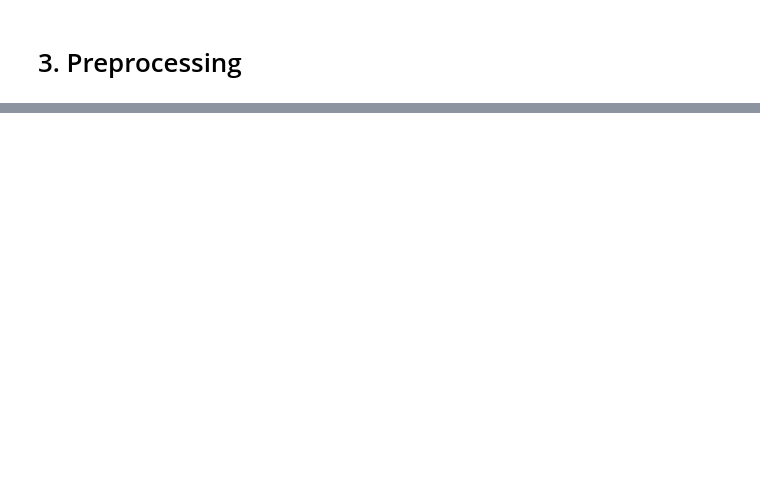
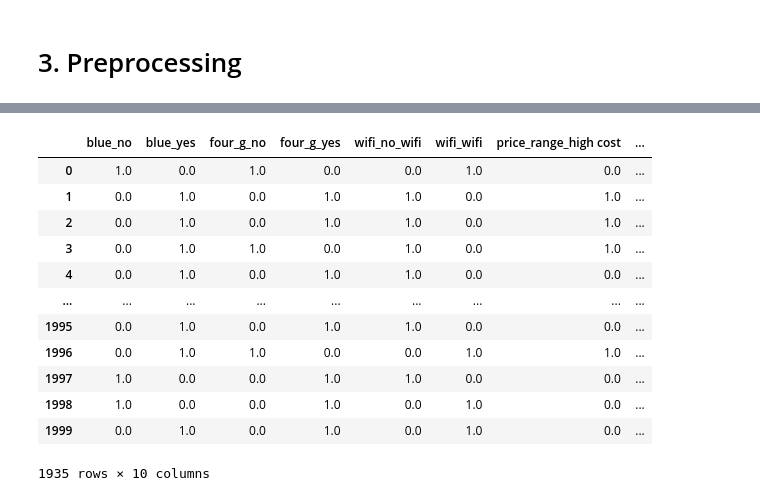
Before and after one commit to xDDreki/projekt_ML, a Jupyter notebook: sieci.ipynb, the cells around one changed output, grey strips where cells are left out. Drawn from its saved outputs; the diff is of its cells as text; code cells hidden in the pictures; blank space fills up the shorter version.

```diff
--- a/sieci.ipynb
+++ b/sieci.ipynb
@@ -130,0 +126,20 @@ df_numeric
+# %%
+from sklearn.preprocessing import OneHotEncoder
+
+oh = OneHotEncoder(sparse_output=False, handle_unknown='ignore')
+df_categorical_encoded = oh.fit_transform(df_categorical_imputed)
+df_categorical_encoded
+# %% [output]
+|  | blue_no | blue_yes | four_g_no | four_g_yes | wifi_no_wifi | wifi_wifi | price_range_high cost | ... |
+| 0 | 1.0 | 0.0 | 1.0 | 0.0 | 0.0 | 1.0 | 0.0 | ... |
+| 1 | 0.0 | 1.0 | 0.0 | 1.0 | 1.0 | 0.0 | 1.0 | ... |
+| 2 | 0.0 | 1.0 | 0.0 | 1.0 | 1.0 | 0.0 | 1.0 | ... |
+| 3 | 0.0 | 1.0 | 1.0 | 0.0 | 1.0 | 0.0 | 1.0 | ... |
+| 4 | 0.0 | 1.0 | 0.0 | 1.0 | 1.0 | 0.0 | 0.0 | ... |
+| ... | ... | ... | ... | ... | ... | ... | ... | ... |
+| 1995 | 0.0 | 1.0 | 0.0 | 1.0 | 1.0 | 0.0 | 0.0 | ... |
+| 1996 | 0.0 | 1.0 | 1.0 | 0.0 | 0.0 | 1.0 | 1.0 | ... |
+| 1997 | 1.0 | 0.0 | 0.0 | 1.0 | 1.0 | 0.0 | 0.0 | ... |
+| 1998 | 1.0 | 0.0 | 0.0 | 1.0 | 0.0 | 1.0 | 0.0 | ... |
+| 1999 | 0.0 | 1.0 | 0.0 | 1.0 | 0.0 | 1.0 | 0.0 | ... |
+1935 rows × 10 columns
```
Also changed, not shown: parts of 37 cells of this notebook, 1 other file.
